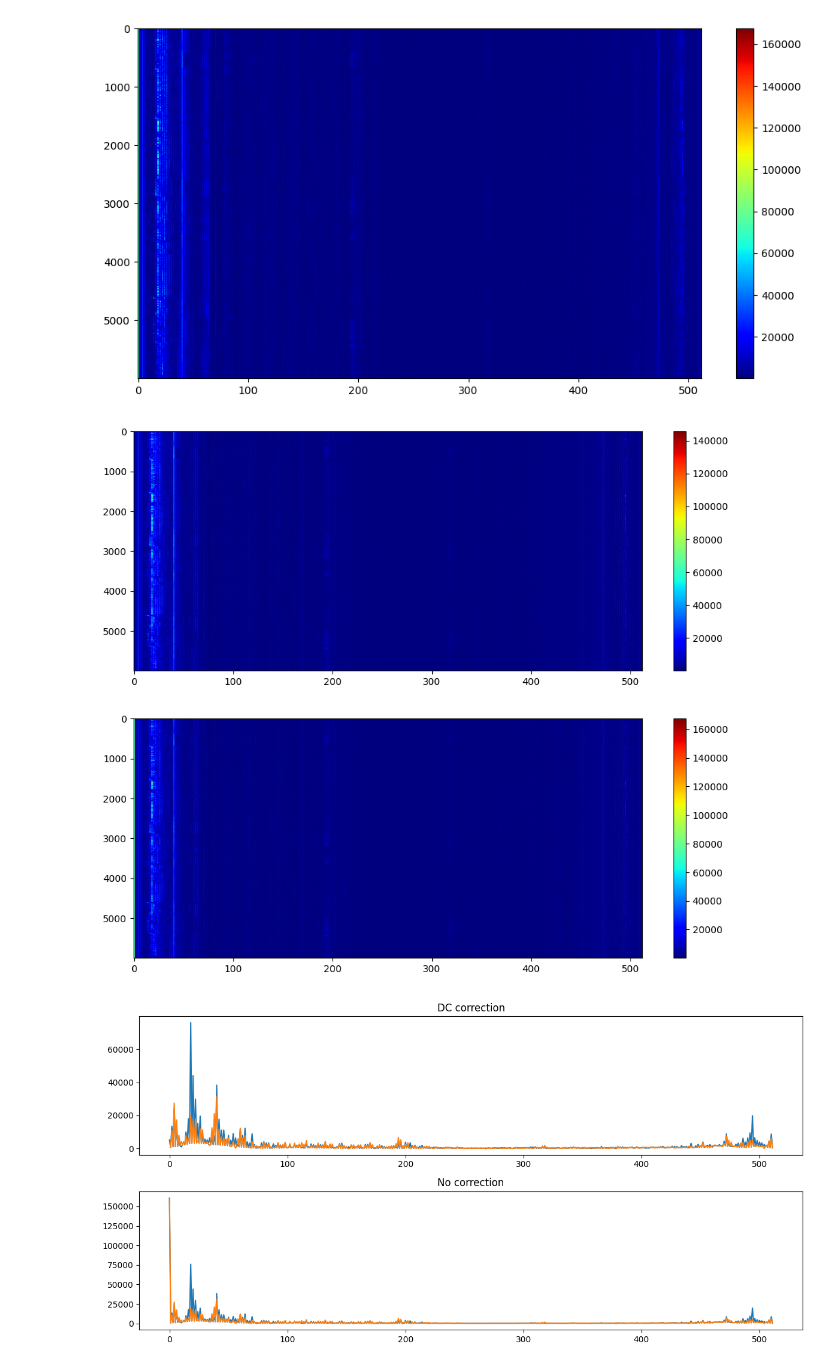
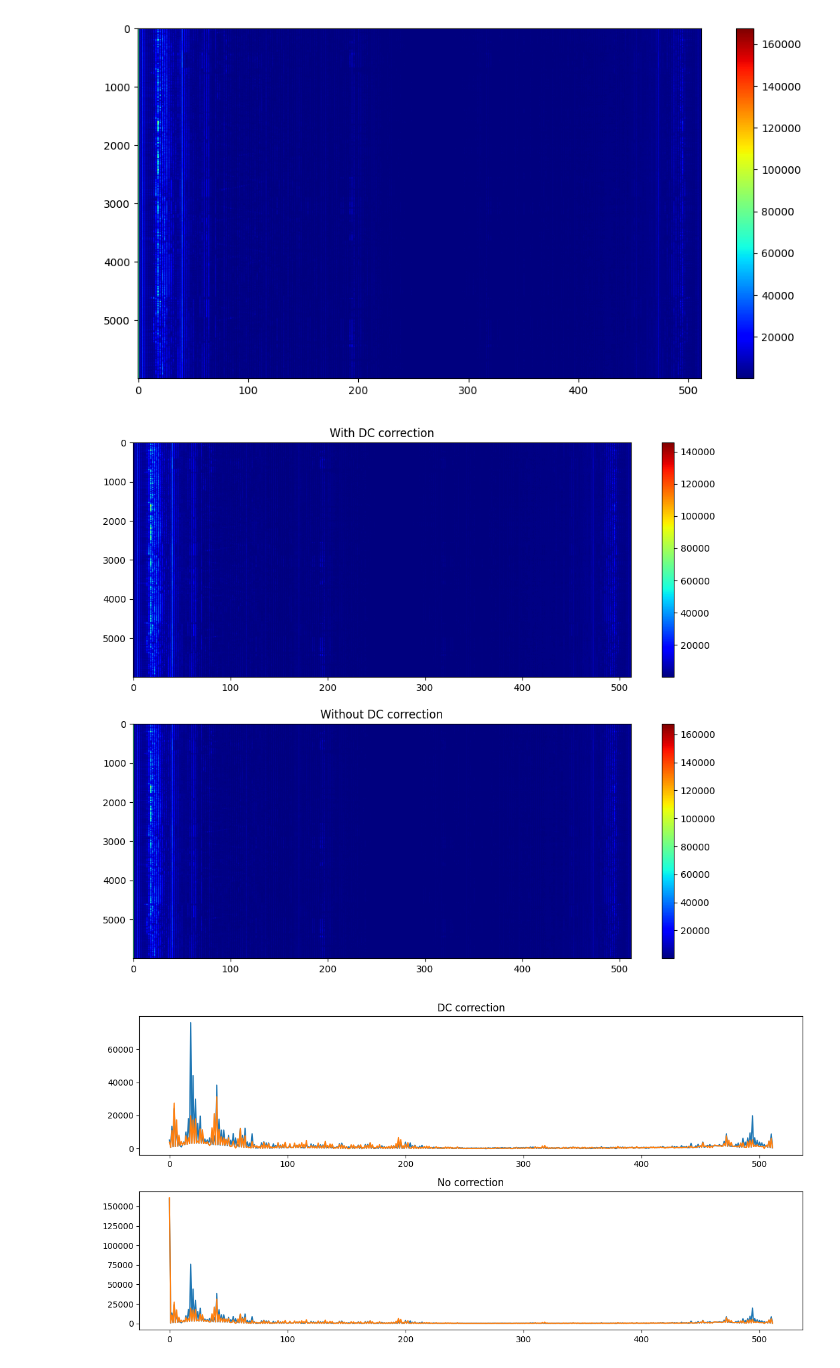
Before and after one commit to tqdinh/gensignal, a Jupyter notebook: EXTRACT_VITAL_SIGNAL_IN_FMCW_RADAR_7.ipynb, the cells around one changed output. Saved outputs shown, nothing was run; the diff lists cells and outputs as text; code cells hidden in the pictures.

```diff
--- a/EXTRACT_VITAL_SIGNAL_IN_FMCW_RADAR_7.ipynb
+++ b/EXTRACT_VITAL_SIGNAL_IN_FMCW_RADAR_7.ipynb
@@ -80,24 +80,26 @@ plt.show()
 # %%
 DC_corrected_chirps_range_profile = [np.fft.fft(DC_corrected_chirp) for DC_corrected_chirp in DC_corrected_chirps]
 DC_corrected_magnitude = [np.abs(DC_corrected_chirps_fft) for DC_corrected_chirps_fft in DC_corrected_chirps_range_profile]
 
 
 fft_chirps =[np.fft.fft(chirp) for chirp in first_chirps_of_frame]
 abs_chirps =[np.abs(np.fft.fft(chirp)) for chirp in first_chirps_of_frame]
 
 plt.figure(figsize=(12, 10))
 
 plt.subplot(211)
 plt.imshow(DC_corrected_magnitude,aspect='auto',cmap='jet')
+plt.title("With DC correction")
 plt.colorbar()
 
 plt.subplot(212)
 plt.imshow(abs_chirps,cmap='jet',aspect='auto')
+plt.title("Without DC correction")
 plt.colorbar()
 
 plt.show()
 # %% [output]
-[figure, old version]
+[figure, new version]
 # %%
 plt.figure(figsize=(12, 6))
 plt.subplot(2,1,1)
```
Also changed, not shown: parts of 7 cells of this notebook.
